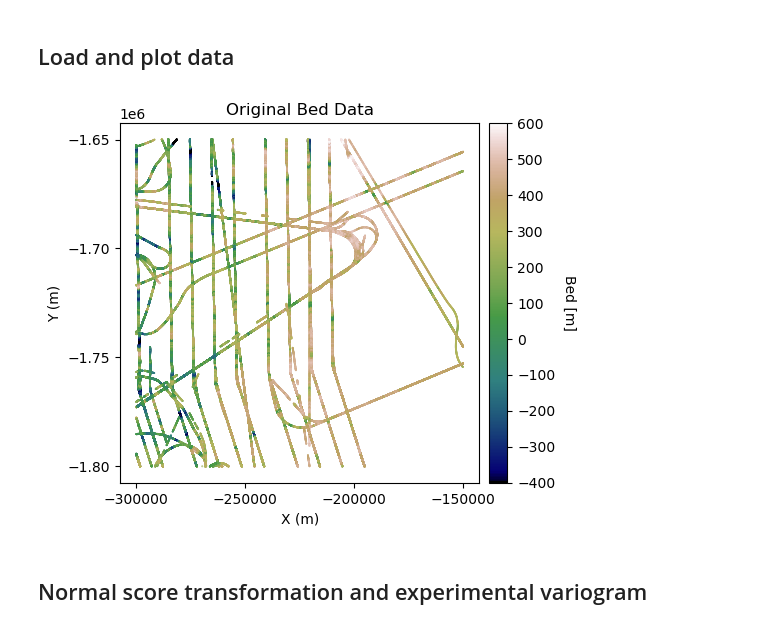
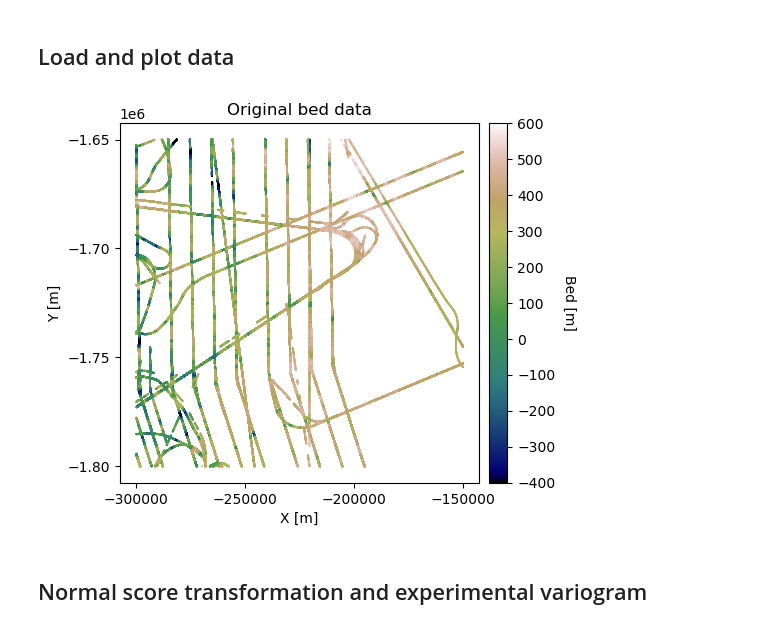
Before and after one commit to GatorGlaciology/GStatSim, a Jupyter notebook: GStat-Sim/2_Variogram_model.ipynb, the cells around one changed output. Drawn from its saved outputs; the diff is of its cells as text; code cells hidden in the pictures.

Commit message:
plotting wrappers

```diff
--- a/GStat-Sim/2_Variogram_model.ipynb
+++ b/GStat-Sim/2_Variogram_model.ipynb
@@ -25,30 +28,15 @@ import GStatSim as gs
 # %% [markdown]
 ## Load and plot data
-# %%
-df_bed = pd.read_csv('Data/greenland_test_data.csv')
-
-# remove erroneously high values due to bad bed picks
-df_bed = df_bed[df_bed["Bed"] <= 700]
-
-# plot original data
-plt.figure(figsize=(5,5))
-im = plt.scatter(df_bed['X'], df_bed['Y'], c=df_bed['Bed'], vmin=-400, vmax=600,
-                 marker='.', s=0.5, cmap='gist_earth')
-plt.title('Original Bed Data')
-plt.xlabel('X (m)'); plt.ylabel('Y (m)')
-plt.locator_params(nbins=5)
-
-# make colorbar
-ax = plt.gca()
-divider = make_axes_locatable(ax)
-cax = divider.append_axes('right', size='5%', pad=0.1)
-cbar = plt.colorbar(im, ticks=np.linspace(-400, 600, 11), cax=cax)
-cbar.set_label('Bed [m]', rotation=270, labelpad=15)
-
-ax.axis('scaled')
-plt.show()
-# %% [output]
-[figure, removed]
+# %%
+df_bed = pd.read_csv('Data/greenland_test_data.csv')
+
+# remove erroneously high values due to bad bed picks
+df_bed = df_bed[df_bed["Bed"] <= 700]
+
+# use convenience plotting function
+splot2D(df=df_bed, title='Original bed data')
+# %% [output]
+[figure, added]
 # %% [markdown]
 ## Normal score transformation and experimental variogram
 # %%
```
Also changed, not shown: parts of 1 cell of this notebook, 3 other files.
